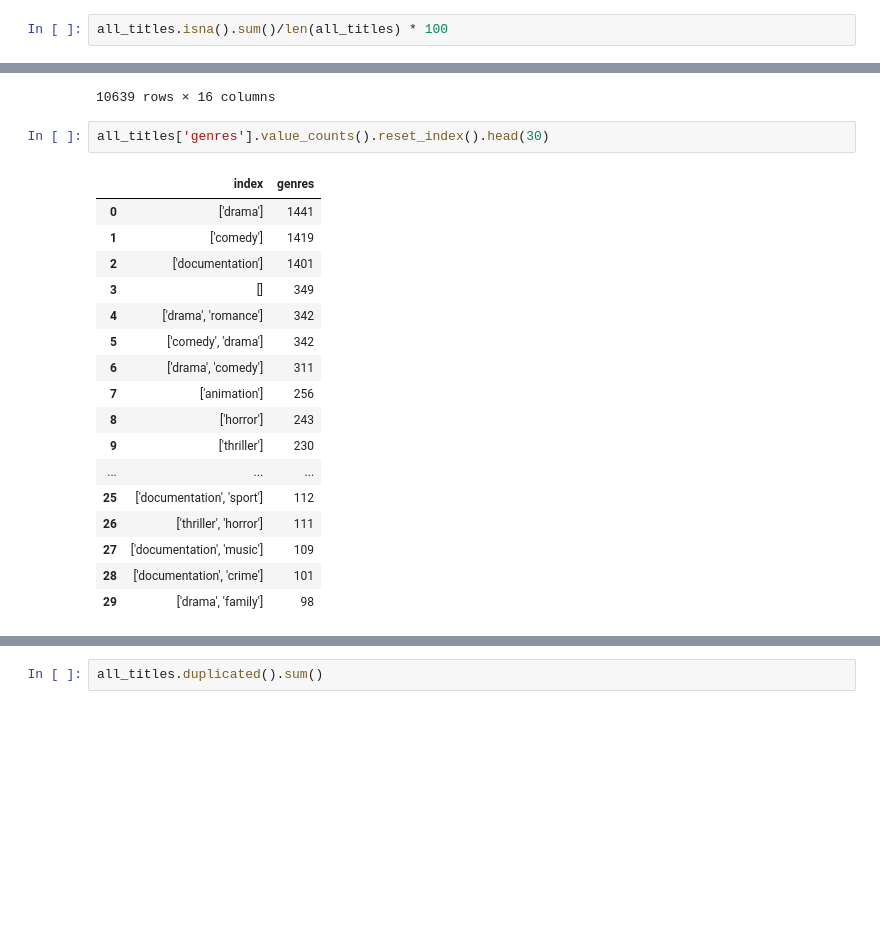
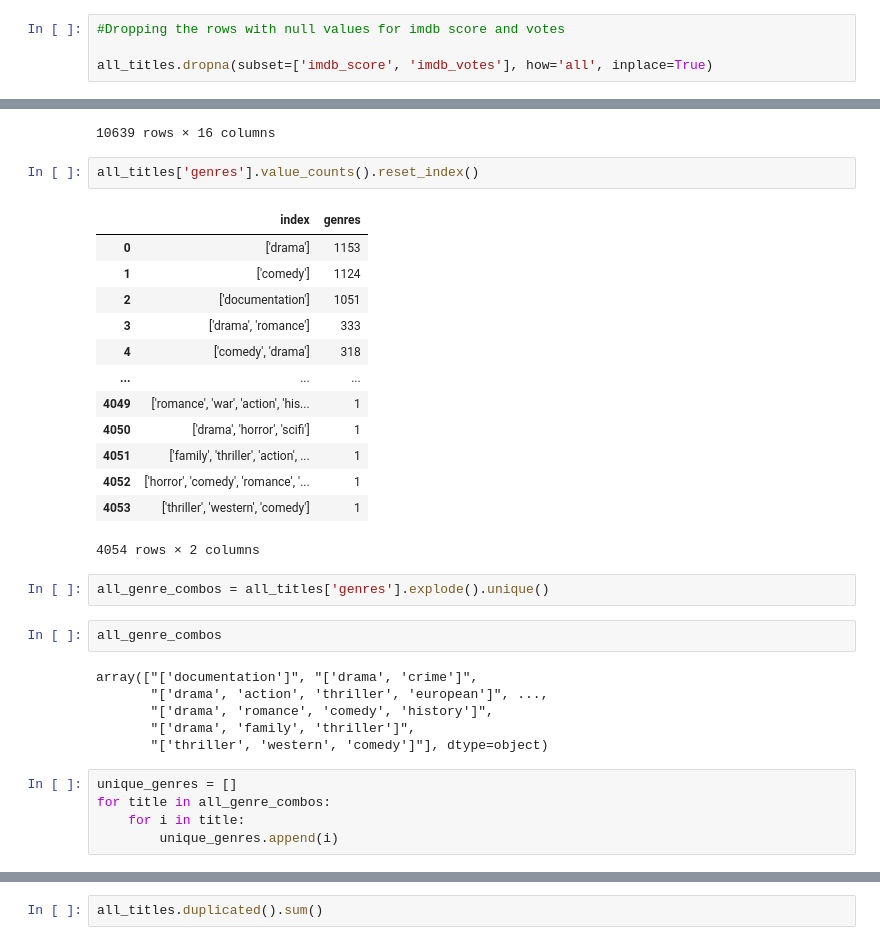
Before and after one commit to arjunlokur/StreamOracle, a Jupyter notebook: Capstone.ipynb, the cells around one changed output, grey strips where cells are left out. Drawn from its saved outputs; the diff is of its cells as text; blank space fills up the shorter version.

```diff
--- a/Capstone.ipynb
+++ b/Capstone.ipynb
@@ -250,4 +585,6 @@ tmdb_score               2770
 platform                    0
 dtype: int64
 # %%
-all_titles.isna().sum()/len(all_titles) * 100
+#Dropping the rows with null values for imdb score and votes
+
+all_titles.dropna(subset=['imdb_score', 'imdb_votes'], how='all', inplace=True)
@@ -291,22 +610,33 @@ all_titles[all_titles['age_certification'].isnull()]
 | 9870 | ts275838 | Waking Up Eighty | SHOW | Kara Stewart, 16, is fed up with ... | 2021 | NaN | 10 | ['drama'] | ... |
 10639 rows × 16 columns
 # %%
-all_titles['genres'].value_counts().reset_index().head(30)
+all_titles['genres'].value_counts().reset_index()
 # %% [output]
 |  | index | genres |
-| 0 | ['drama'] | 1441 |
-| 1 | ['comedy'] | 1419 |
-| 2 | ['documentation'] | 1401 |
-| 3 | [] | 349 |
-| 4 | ['drama', 'romance'] | 342 |
-| 5 | ['comedy', 'drama'] | 342 |
-| 6 | ['drama', 'comedy'] | 311 |
-| 7 | ['animation'] | 256 |
-| 8 | ['horror'] | 243 |
-| 9 | ['thriller'] | 230 |
+| 0 | ['drama'] | 1153 |
+| 1 | ['comedy'] | 1124 |
+| 2 | ['documentation'] | 1051 |
+| 3 | ['drama', 'romance'] | 333 |
+| 4 | ['comedy', 'drama'] | 318 |
 | ... | ... | ... |
-| 25 | ['documentation', 'sport'] | 112 |
-| 26 | ['thriller', 'horror'] | 111 |
-| 27 | ['documentation', 'music'] | 109 |
-| 28 | ['documentation', 'crime'] | 101 |
-| 29 | ['drama', 'family'] | 98 |
+| 4049 | ['romance', 'war', 'action', 'his... | 1 |
+| 4050 | ['drama', 'horror', 'scifi'] | 1 |
+| 4051 | ['family', 'thriller', 'action', ... | 1 |
+| 4052 | ['horror', 'comedy', 'romance', '... | 1 |
+| 4053 | ['thriller', 'western', 'comedy'] | 1 |
+4054 rows × 2 columns
+# %%
+all_genre_combos = all_titles['genres'].explode().unique()
+# %%
+all_genre_combos
+# %% [output]
+array(["['documentation']", "['drama', 'crime']",
+       "['drama', 'action', 'thriller', 'european']", ...,
+       "['drama', 'romance', 'comedy', 'history']",
+       "['drama', 'family', 'thriller']",
+       "['thriller', 'western', 'comedy']"], dtype=object)
+# %%
+unique_genres = []
+for title in all_genre_combos:
+    for i in title:
+        unique_genres.append(i)
```
Also changed, not shown: parts of 121 cells of this notebook.
